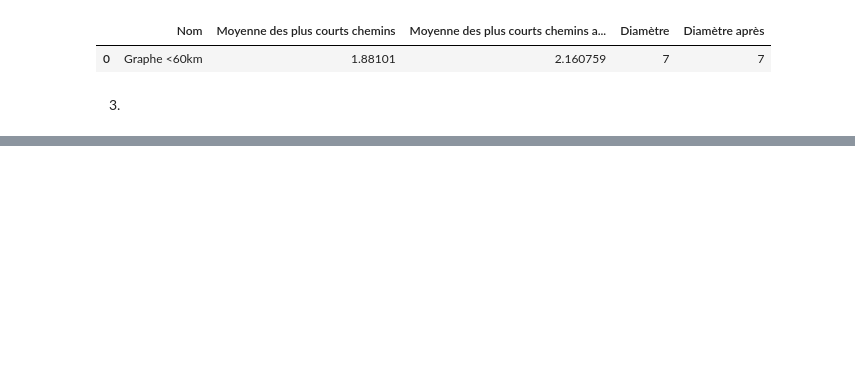
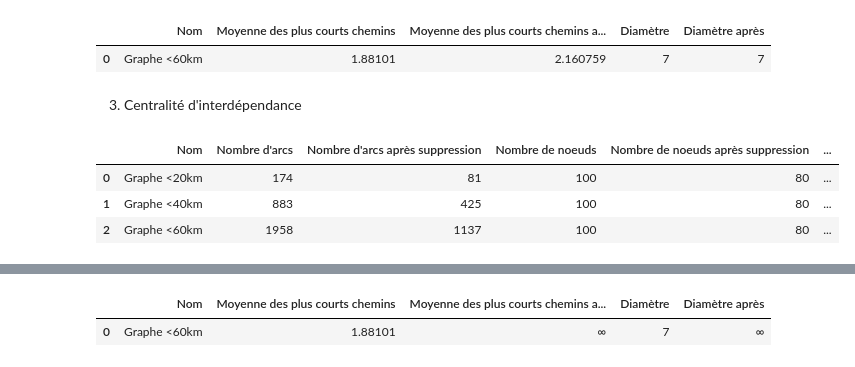
Before and after one commit to Emma-html/projet_reseaux_IA, a Jupyter notebook: partie2 copy.ipynb, the cells around one changed output, grey strips where cells are left out. Drawn from its saved outputs; the diff is of its cells as text; code cells hidden in the pictures; blank space fills up the shorter version.

```diff
--- a/partie2 copy.ipynb
+++ b/partie2 copy.ipynb
@@ -388,4 +388,38 @@ comparaison_graphs(graph1_closeness, graph2_closeness, graph3_closeness)
 |  | Nom | Moyenne des plus courts chemins | Moyenne des plus courts chemins a... | Diamètre | Diamètre après |
 | 0 | Graphe <60km | 1.88101 | 2.160759 | 7 | 7 |
 # %% [markdown]
-3.
+3. Centralité d'interdépendance
+# %%
+# calcul les meilleurs et pire noeuds centraux :
+n = 20  # nombre de nœuds à supprimer
+
+betweenness_centrality_1 = nx.centrality.betweenness_centrality(graph1)
+betweenness_centrality_2 = nx.centrality.betweenness_centrality(graph2)
+betweenness_centrality_3 = nx.centrality.betweenness_centrality(graph3)
+
+# Trier les nœuds par betweenness centrality
+top_20_betweenness_1 = sorted(betweenness_centrality_1, key=betweenness_centrality_1.get, reverse=True)[:n]
+bottom_20_betweenness_1 = sorted(betweenness_centrality_1, key=betweenness_centrality_1.get)[:n]
+
+top_20_betweenness_2 = sorted(betweenness_centrality_2, key=betweenness_centrality_2.get, reverse=True)[:n]
+bottom_20_betweenness_2 = sorted(betweenness_centrality_2, key=betweenness_centrality_2.get)[:n]
+
+top_20_betweenness_3 = sorted(betweenness_centrality_3, key=betweenness_centrality_3.get, reverse=True)[:n]
+bottom_20_betweenness_3 = sorted(betweenness_centrality_3, key=betweenness_centrality_3.get)[:n]
+
+# Effectue la suppression et donc créer les nouveaux noeuds
+graph1_betweenness_top = delete_nodes(graph1.copy(), top_20_betweenness_1)
+graph1_betweenness_bottom = delete_nodes(graph1.copy(), bottom_20_betweenness_1)
+
+graph2_betweenness_top = delete_nodes(graph2.copy(), top_20_betweenness_2)
+graph2_betweenness_bottom = delete_nodes(graph2.copy(), bottom_20_betweenness_2)
+
+graph3_betweenness_top = delete_nodes(graph3.copy(), top_20_betweenness_3)
+graph3_betweenness_bottom = delete_nodes(graph3.copy(), bottom_20_betweenness_3)
+# %%
+comparaison_graphs(graph1_betweenness_top, graph2_betweenness_top, graph3_betweenness_top)
+# %% [output]
+|  | Nom | Nombre d'arcs | Nombre d'arcs après suppression | Nombre de noeuds | Nombre de noeuds après suppression | ... |
+| 0 | Graphe <20km | 174 | 81 | 100 | 80 | ... |
+| 1 | Graphe <40km | 883 | 425 | 100 | 80 | ... |
+| 2 | Graphe <60km | 1958 | 1137 | 100 | 80 | ... |
@@ -391,0 +430,2 @@ comparaison_graphs(graph1_closeness, graph2_closeness, graph3_closeness)
+|  | Nom | Moyenne des plus courts chemins | Moyenne des plus courts chemins a... | Diamètre | Diamètre après |
+| 0 | Graphe <60km | 1.88101 | ∞ | 7 | ∞ |
```
Also changed, not shown: parts of 2 cells of this notebook.
